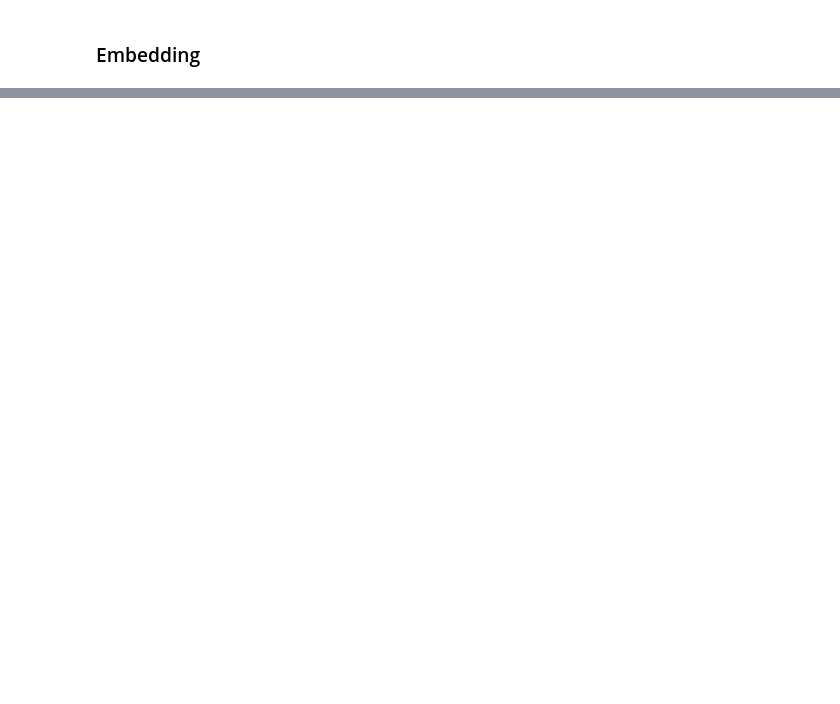
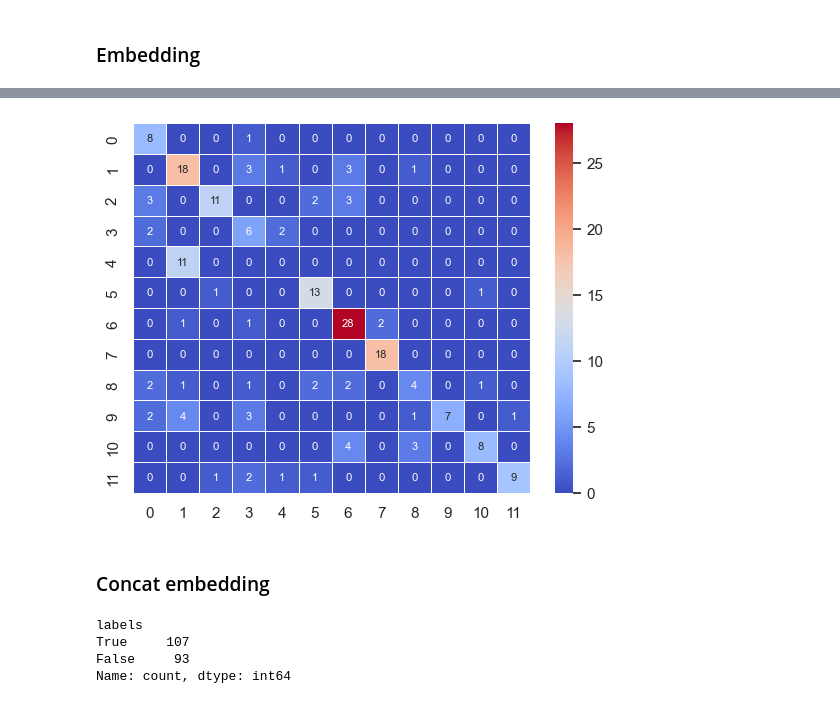
Before and after one commit to baptlem/sentence_classification, a Jupyter notebook: matthias_notebook.ipynb, the cells around one changed output, grey strips where cells are left out. Saved outputs shown, nothing was run; the diff lists cells and outputs as text; code cells hidden in the pictures; blank space fills up the shorter version.

```diff
--- a/matthias_notebook.ipynb
+++ b/matthias_notebook.ipynb
@@ -162,0 +204,6 @@ list(df_test.sentences)
+# %%
+highest_indices = np.argsort(results)[:,-5:]
+result = []
+for i in range(len(highest_indices)):
+    highest_indices[i] = df_train_plus.loc[highest_indices[i],'labels']
+    result.append(most_common_element(highest_indices[i]))
@@ -162,0 +255,11 @@ list(df_test.sentences)
+# %%
+cm = confusion_matrix(df_test.loc[:,"labels"],pd.Series(result))
+df_cm = pd.DataFrame(cm, index=list(range(12)), columns=list(range(12)))
+
+sn.set(font_scale=1)
+sn.heatmap(df_cm, annot=True, annot_kws={"size": 8}, cmap='coolwarm', linewidth=0.5)
+plt.show()
+# %% [output]
+[figure, added]
+# %% [markdown]
+### Concat embedding
@@ -162,0 +276,7 @@ list(df_test.sentences)
+# %%
+(grouped_sentences.loc[np.argmax(results,axis=1),"labels"].reset_index(drop=True)==df_test.labels).value_counts()
+# %% [output]
+labels
+True     107
+False     93
+Name: count, dtype: int64
```
Also changed, not shown: parts of 41 cells of this notebook, 1 other file.
